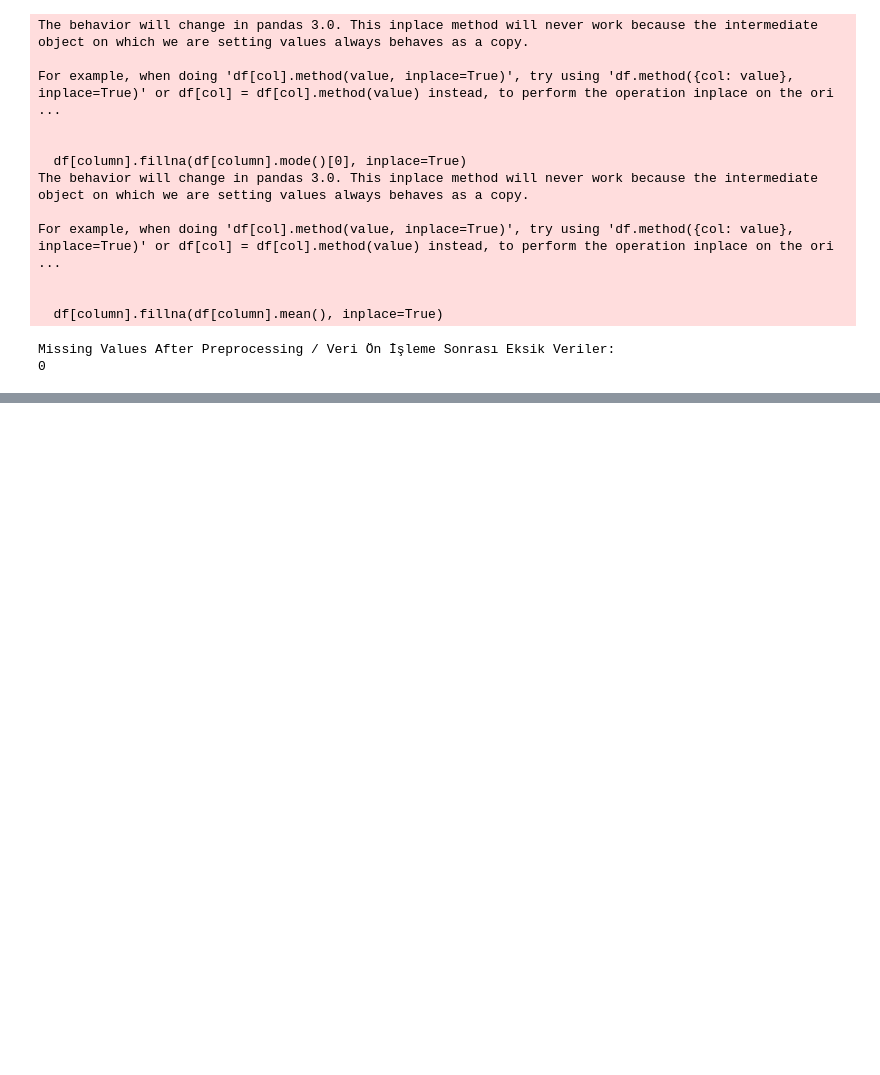
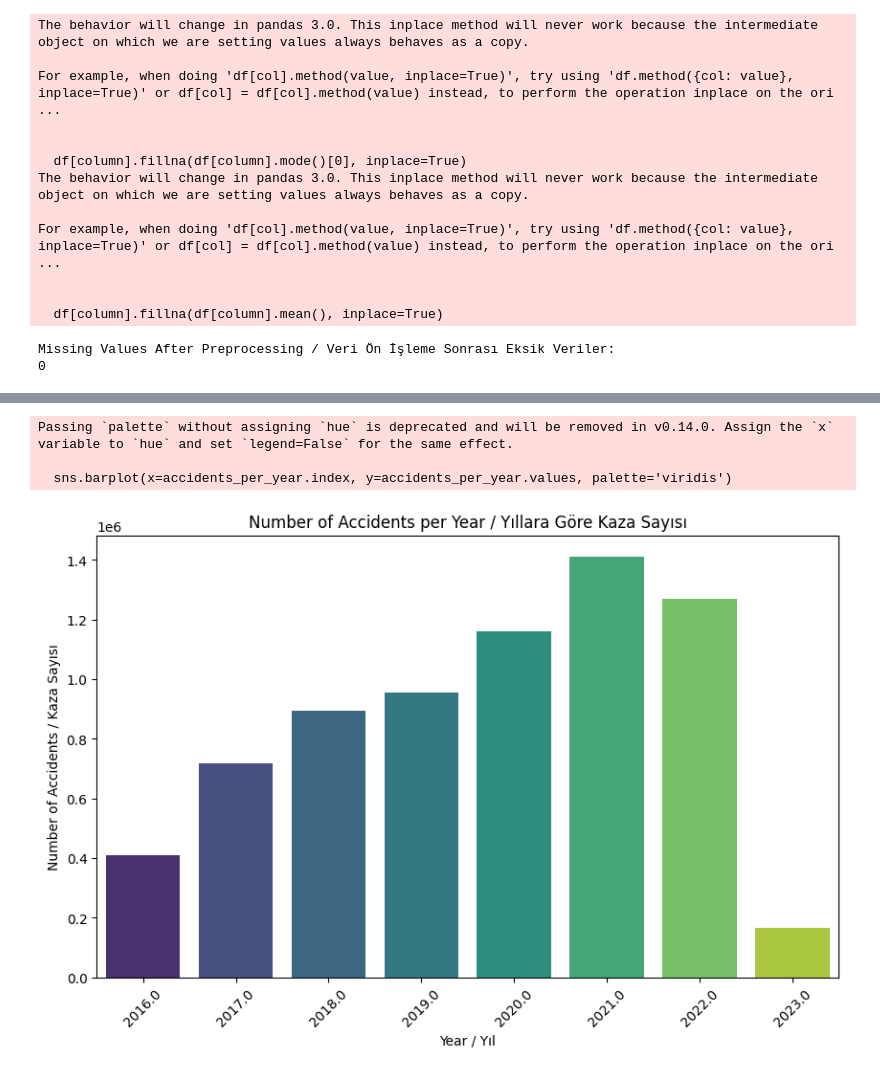
Before and after one commit to burakbasher/team12-Accident-Probability, a Jupyter notebook: DataMining.ipynb, the cells around one changed output, grey strips where cells are left out. Saved outputs shown, nothing was run; the diff lists cells and outputs as text; code cells hidden in the pictures; blank space fills up the shorter version.

```diff
--- a/DataMining.ipynb
+++ b/DataMining.ipynb
@@ -191,0 +196,24 @@ Missing Values After Preprocessing / Veri Ön İşleme Sonrası Eksik Veriler:
+# %%
+# Check the distribution of accidents over time
+# Kazaların zaman içerisindeki dağılımını inceleyin
+df['Start_Time'] = pd.to_datetime(df['Start_Time'], errors='coerce', format='%Y-%m-%d %H:%M:%S')  # Convert 'Start_Time' to datetime format / 'Start_Time' sütununu datetime formatına dönüştürün
+#errors='coerce' will handle errors and convert invalid parsing to NaT (Not a Time) values
+#We added format='%Y-%m-%d %H:%M:%S' in order to comply with that specific format
+
+df['Year'] = df['Start_Time'].dt.year  # Extract year from 'Start_Time' / 'Start_Time' sütunundan yılı çıkarın
+accidents_per_year = df['Year'].value_counts().sort_index()
+# %%
+# Visualize the number of accidents per year
+# Yıllara göre kaza sayısını görselleştirin
+plt.figure(figsize=(10, 6))
+sns.barplot(x=accidents_per_year.index, y=accidents_per_year.values, palette='viridis')
+plt.title('Number of Accidents per Year / Yıllara Göre Kaza Sayısı')
+plt.xlabel('Year / Yıl')
+plt.ylabel('Number of Accidents / Kaza Sayısı')
+plt.xticks(rotation=45)
+plt.show()
+# %% [output]
+Passing `palette` without assigning `hue` is deprecated and will be removed in v0.14.0. Assign the `x` variable to `hue` and set `legend=False` for the same effect.
+
+  sns.barplot(x=accidents_per_year.index, y=accidents_per_year.values, palette='viridis')
+[figure, added]
```
Also changed, not shown: parts of 4 cells of this notebook.
